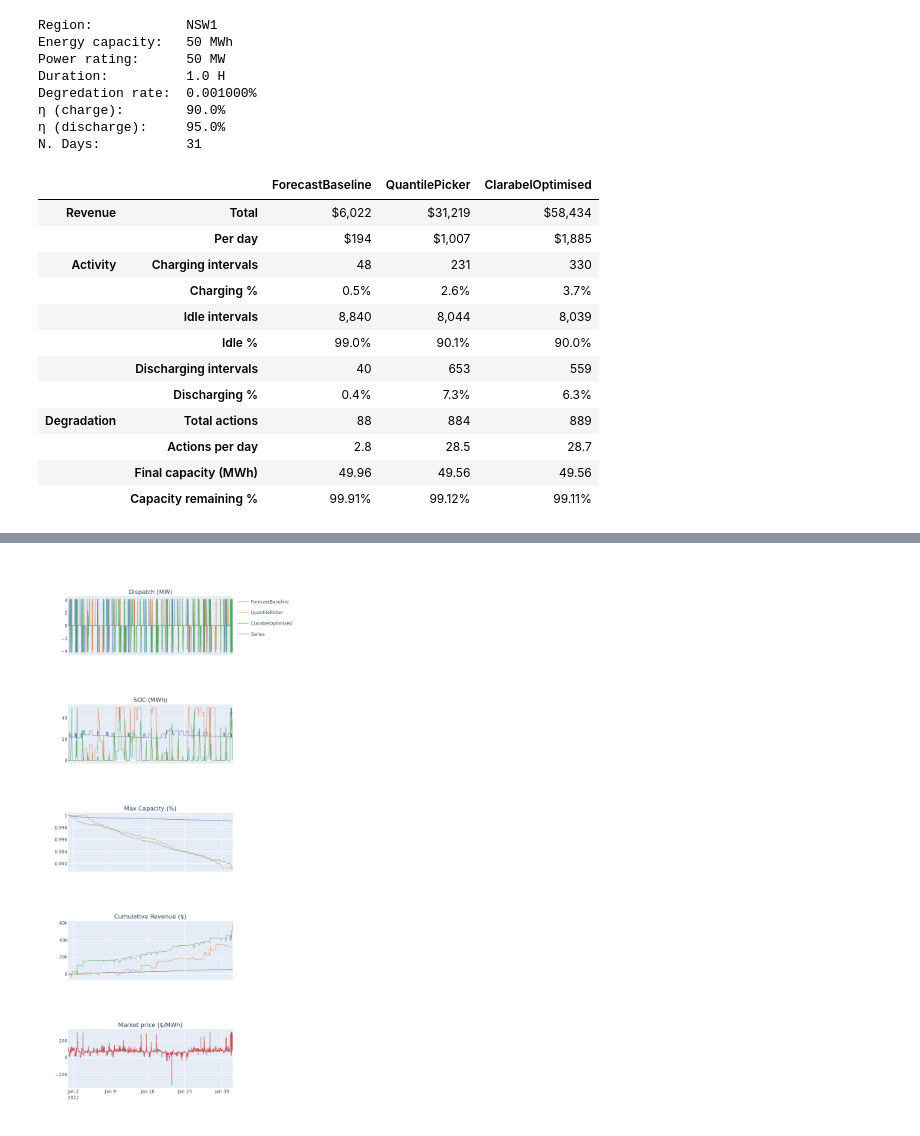
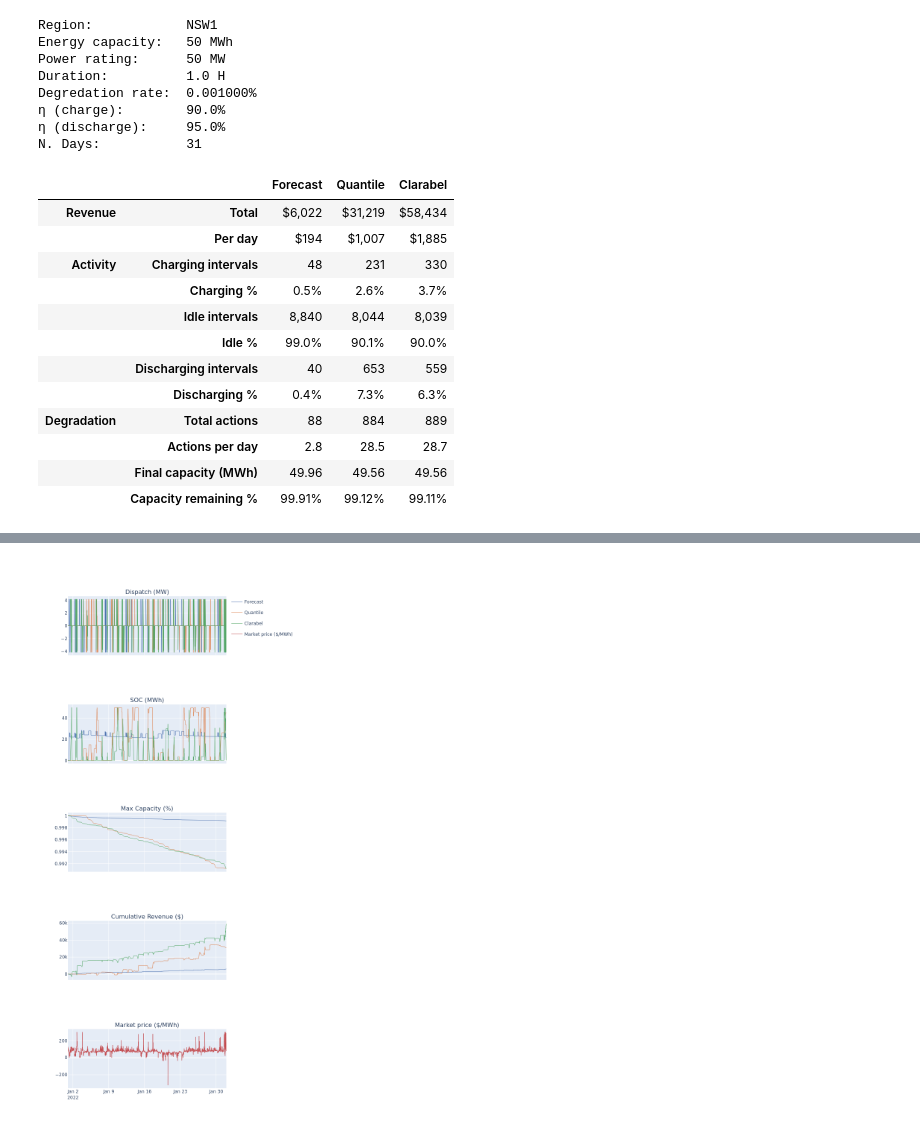
Before and after one commit to nthompson97/bessie, a Jupyter notebook: doc/strategies.ipynb, the cells around one changed output, grey strips where cells are left out. Saved outputs shown, nothing was run; the diff lists cells and outputs as text; code cells hidden in the pictures.

Commit message:
Minor plotting updates

```diff
--- a/doc/strategies.ipynb
+++ b/doc/strategies.ipynb
@@ -26,9 +26,9 @@ data = BacktestInputData.from_aemo_forecasts(
     end=end,
     region=Region.NSW,
 )
-strategies = [
-    ForecastBaseline(50, 75),
-    QuantilePicker(0.1, 0.9),
-    ClarabelOptimised(gamma=20, horizon=12 * 3),
-]
+strategies = {
+    "Forecast": ForecastBaseline(50, 75),
+    "Quantile": QuantilePicker(0.1, 0.9),
+    "Clarabel": ClarabelOptimised(gamma=20, horizon=12 * 3),
+}
 # %% [output]
@@ -43,3 +43,6 @@ strategies = [
 # %%
-results = [run_backtest(data, battery, strat) for strat in strategies]
+results = {
+    name: run_backtest(data, battery, strat)
+    for name, strat in strategies.items()
+}
 # %% [output]
@@ -65,7 +68,7 @@ Degredation rate:  0.001000%
 η (charge):        90.0%
 η (discharge):     95.0%
 N. Days:           31
-|  |  | ForecastBaseline | QuantilePicker | ClarabelOptimised |
+|  |  | Forecast | Quantile | Clarabel |
 | Revenue | Total | $6,022 | $31,219 | $58,434 |
 |  | Per day | $194 | $1,007 | $1,885 |
 | Activity | Charging intervals | 48 | 231 | 330 |
@@ -79,5 +82,7 @@ N. Days:           31
 |  | Final capacity (MWh) | 49.96 | 49.56 | 49.56 |
 |  | Capacity remaining % | 99.91% | 99.12% | 99.11% |
 # %%
-analysis.backtest_comparison(data, battery, results, resampler=False).show("png")
+analysis.backtest_comparison(data, battery, results, resampler=False).show(
+    "png"
+)
 # %% [output]
@@ -101 +106 @@ analysis.backtest_comparison(data, battery, results, resampler=False).show("png"
-[figure, old version]
+[figure, new version]
```
Also changed, not shown: parts of 3 cells of this notebook, 6 other files.
